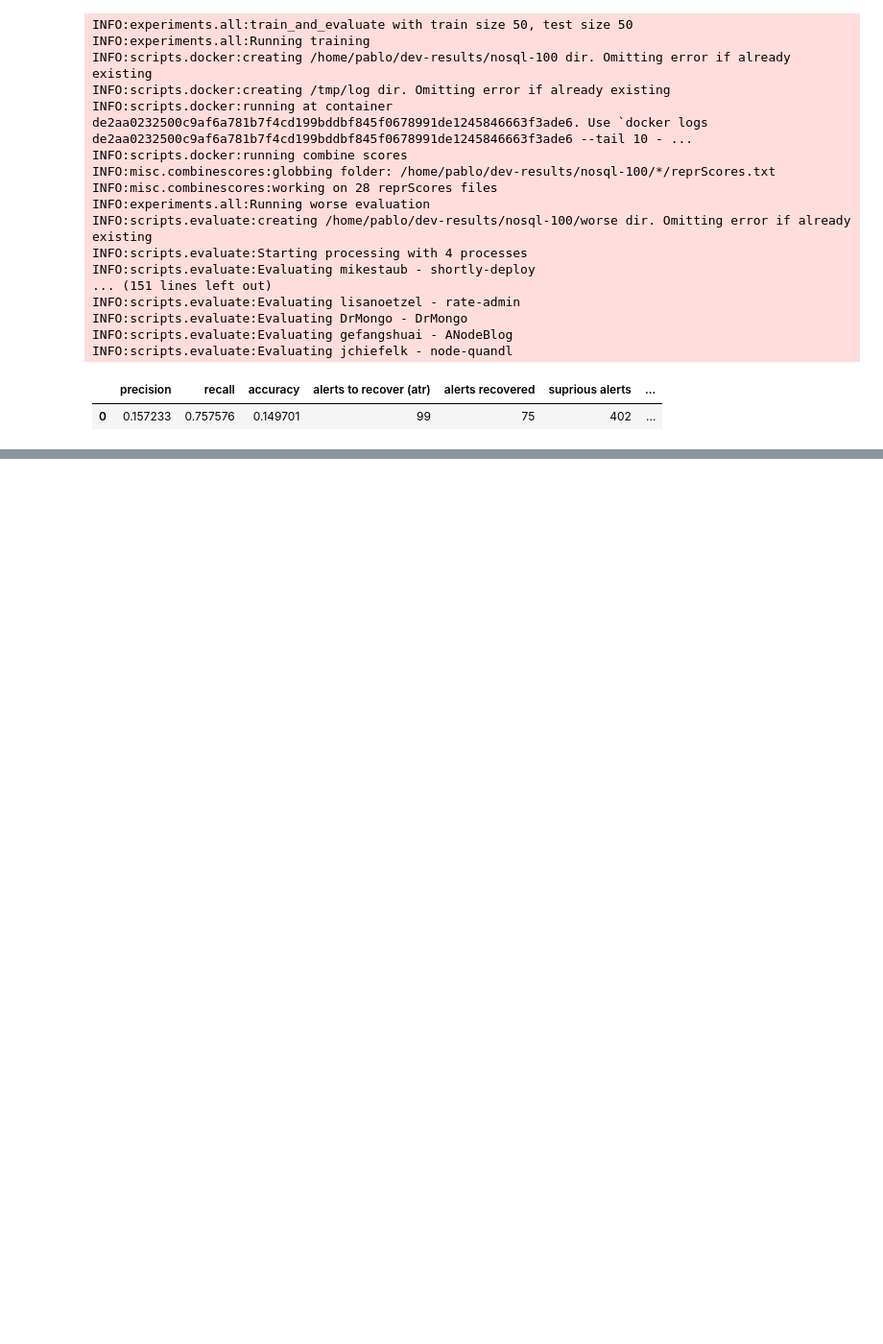
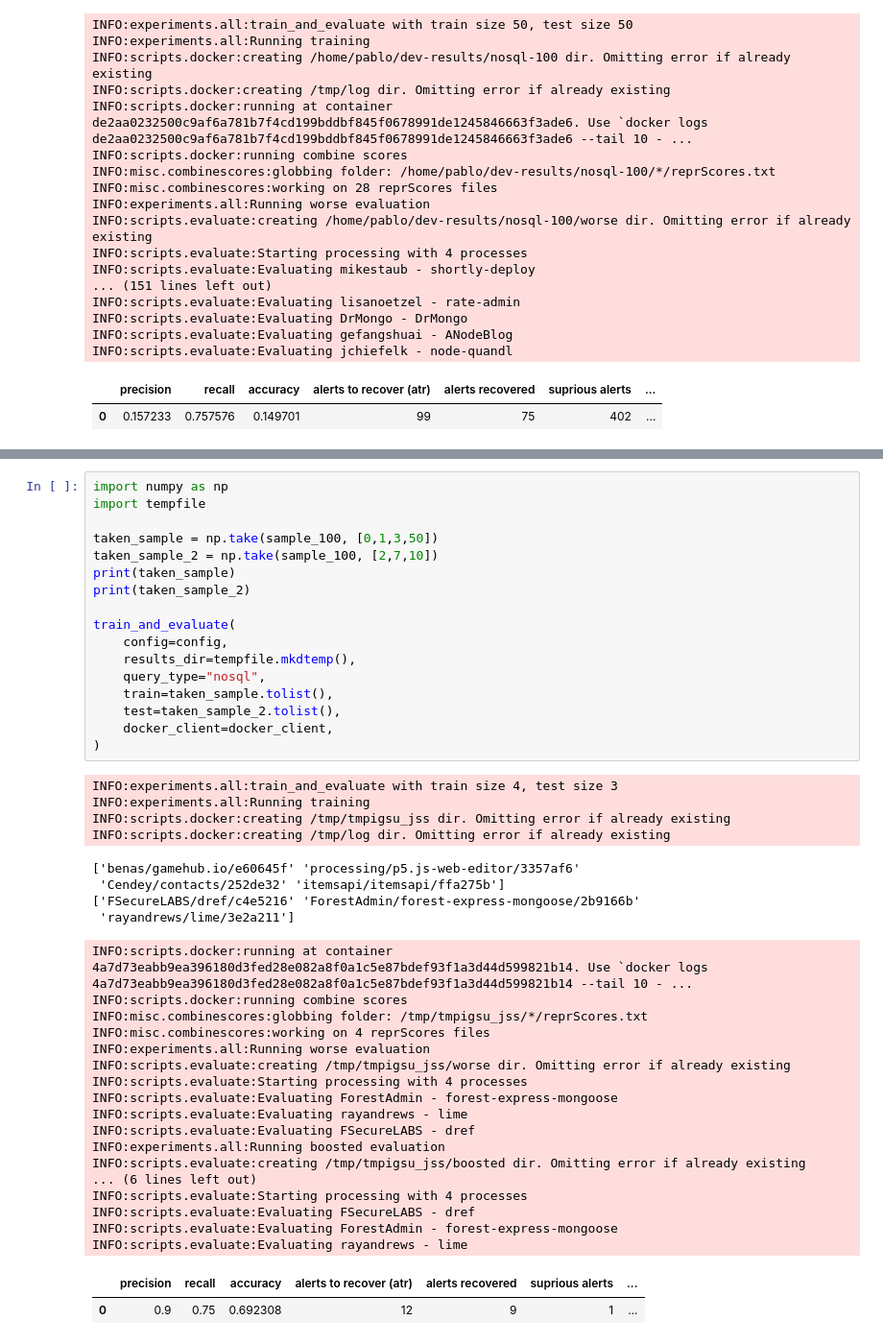
Before and after one commit to thepalbi/tsm-pipeline, a Jupyter notebook: code/notebooks/baseline-nosql.ipynb, the cells around one changed output, grey strips where cells are left out. Shown at 96% size. Cells and saved outputs as stored; diff of their text form; blank space fills up the shorter version.

```diff
--- a/code/notebooks/baseline-nosql.ipynb
+++ b/code/notebooks/baseline-nosql.ipynb
@@ -247,0 +252,45 @@ INFO:scripts.evaluate:Evaluating jchiefelk - node-quandl
+# %%
+import numpy as np
+import tempfile
+
+taken_sample = np.take(sample_100, [0,1,3,50])
+taken_sample_2 = np.take(sample_100, [2,7,10])
+print(taken_sample)
+print(taken_sample_2)
+
+train_and_evaluate(
+    config=config,
+    results_dir=tempfile.mkdtemp(),
+    query_type="nosql",
+    train=taken_sample.tolist(),
+    test=taken_sample_2.tolist(),
+    docker_client=docker_client,
+)
+# %% [output]
+INFO:experiments.all:train_and_evaluate with train size 4, test size 3
+INFO:experiments.all:Running training
+INFO:scripts.docker:creating /tmp/tmpigsu_jss dir. Omitting error if already existing
+INFO:scripts.docker:creating /tmp/log dir. Omitting error if already existing
+['benas/gamehub.io/e60645f' 'processing/p5.js-web-editor/3357af6'
+ 'Cendey/contacts/252de32' 'itemsapi/itemsapi/ffa275b']
+['FSecureLABS/dref/c4e5216' 'ForestAdmin/forest-express-mongoose/2b9166b'
+ 'rayandrews/lime/3e2a211']
+INFO:scripts.docker:running at container 4a7d73eabb9ea396180d3fed28e082a8f0a1c5e87bdef93f1a3d44d599821b14. Use `docker logs 4a7d73eabb9ea396180d3fed28e082a8f0a1c5e87bdef93f1a3d44d599821b14 --tail 10 - ...
+INFO:scripts.docker:running combine scores
+INFO:misc.combinescores:globbing folder: /tmp/tmpigsu_jss/*/reprScores.txt
+INFO:misc.combinescores:working on 4 reprScores files
+INFO:experiments.all:Running worse evaluation
+INFO:scripts.evaluate:creating /tmp/tmpigsu_jss/worse dir. Omitting error if already existing
+INFO:scripts.evaluate:Starting processing with 4 processes
+INFO:scripts.evaluate:Evaluating ForestAdmin - forest-express-mongoose
+INFO:scripts.evaluate:Evaluating rayandrews - lime
+INFO:scripts.evaluate:Evaluating FSecureLABS - dref
+INFO:experiments.all:Running boosted evaluation
+INFO:scripts.evaluate:creating /tmp/tmpigsu_jss/boosted dir. Omitting error if already existing
+... (6 lines left out)
+INFO:scripts.evaluate:Starting processing with 4 processes
+INFO:scripts.evaluate:Evaluating FSecureLABS - dref
+INFO:scripts.evaluate:Evaluating ForestAdmin - forest-express-mongoose
+INFO:scripts.evaluate:Evaluating rayandrews - lime
+|  | precision | recall | accuracy | alerts to recover (atr) | alerts recovered | suprious alerts | ... |
+| 0 | 0.9 | 0.75 | 0.692308 | 12 | 9 | 1 | ... |
```
Also changed, not shown: parts of 3 cells of this notebook.
